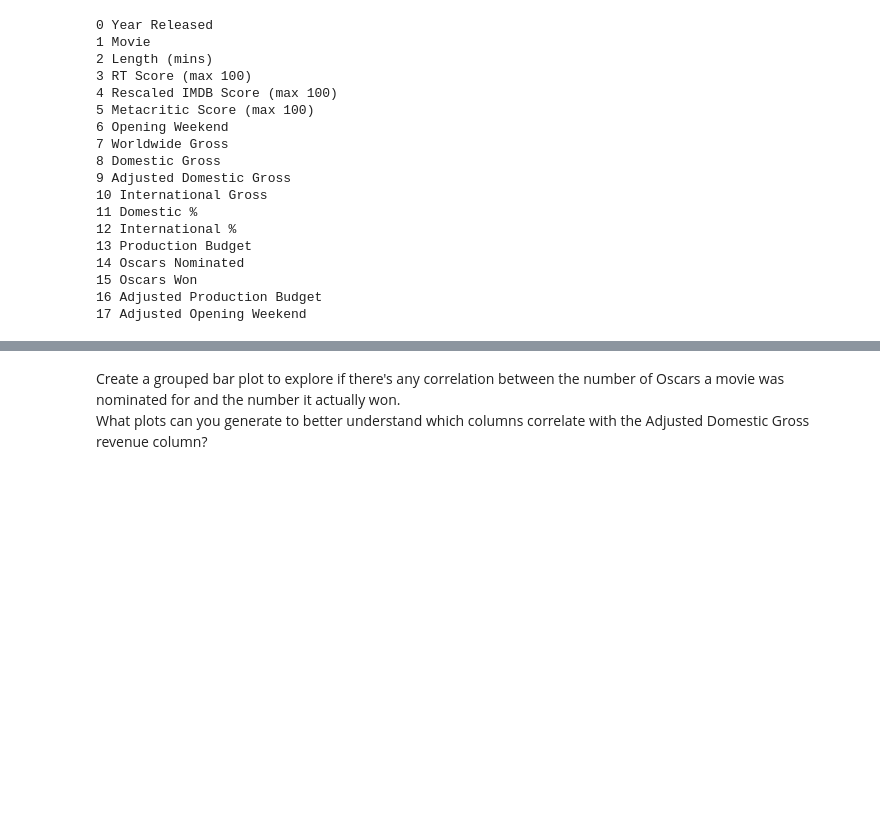
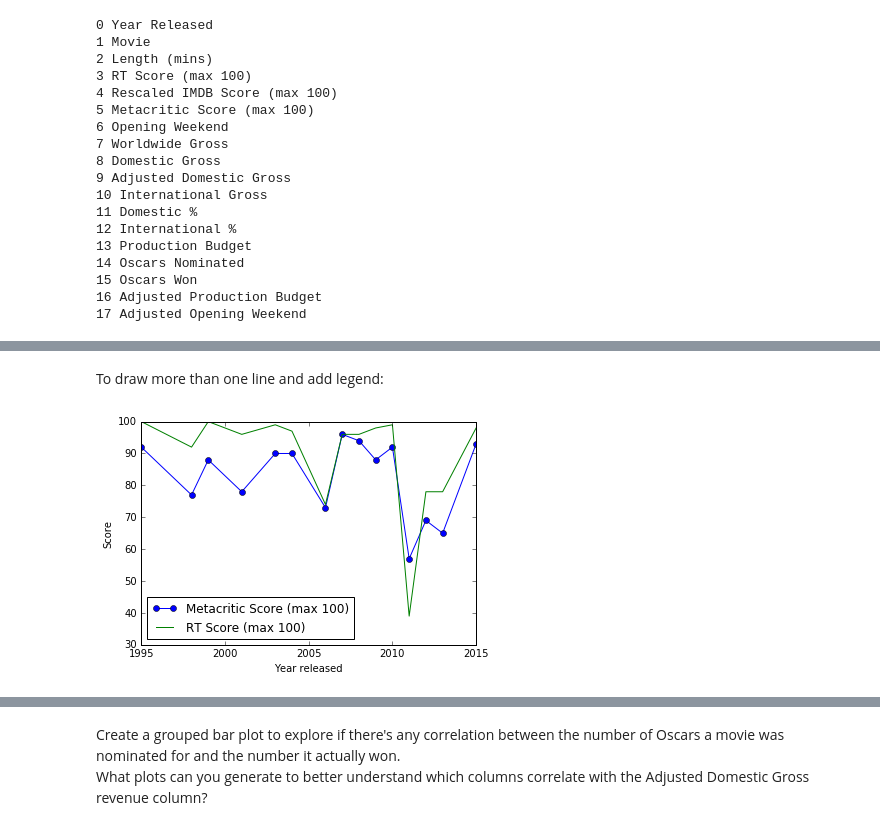
Before and after one commit to YiChanLee/PixarMoviesAnalysis, a Jupyter notebook: Pixar_Movie.ipynb, the cells around one changed output, grey strips where cells are left out. Saved outputs shown, nothing was run; the diff lists cells and outputs as text; code cells hidden in the pictures; blank space fills up the shorter version.

```diff
--- a/Pixar_Movie.ipynb
+++ b/Pixar_Movie.ipynb
@@ -560,0 +575,15 @@ pixar_movies.head()
+# %% [markdown]
+To draw more than one line and add legend:
+# %%
+fig = plt.figure()
+ax = plt.axes()
+ax.plot(pixar_movies["Year Released"], pixar_movies["Metacritic Score (max 100)"],'o-', label="Metacritic Score (max 100)")
+ax.plot(pixar_movies["Year Released"], pixar_movies["RT Score (max 100)"], label="RT Score (max 100)")
+
+ax.set_xlabel("Year released")
+ax.set_ylabel("Score")
+
+plt.legend(loc="lower left")
+plt.show()
+# %% [output]
+[figure, added]
```
Also changed, not shown: parts of 22 cells of this notebook.
